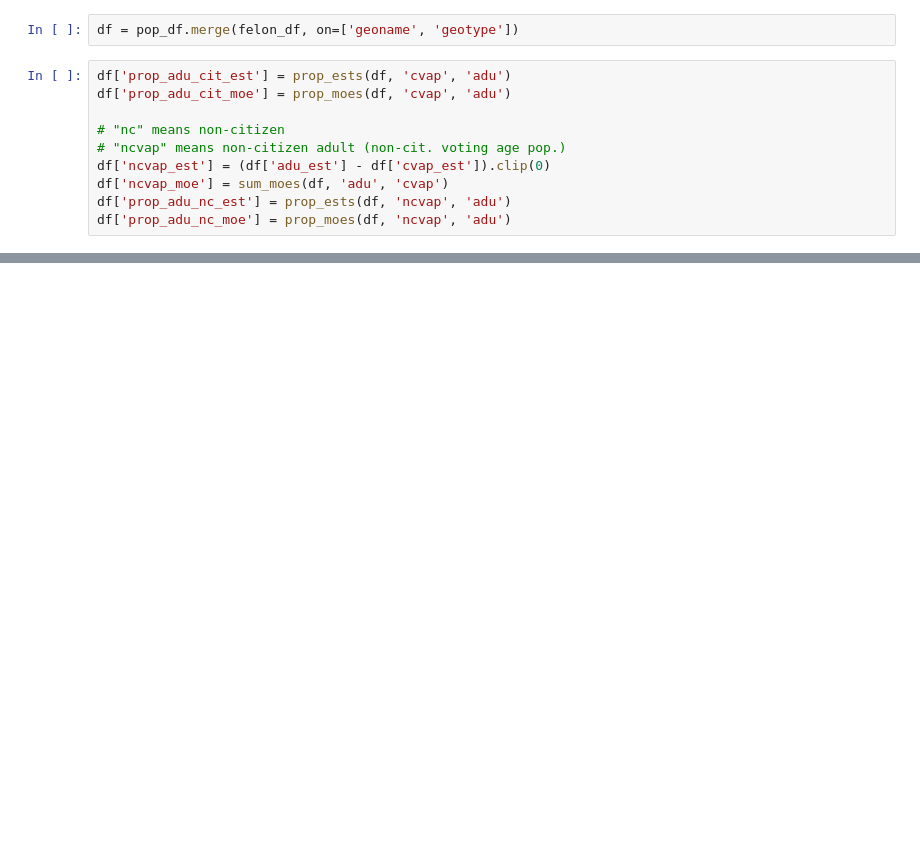
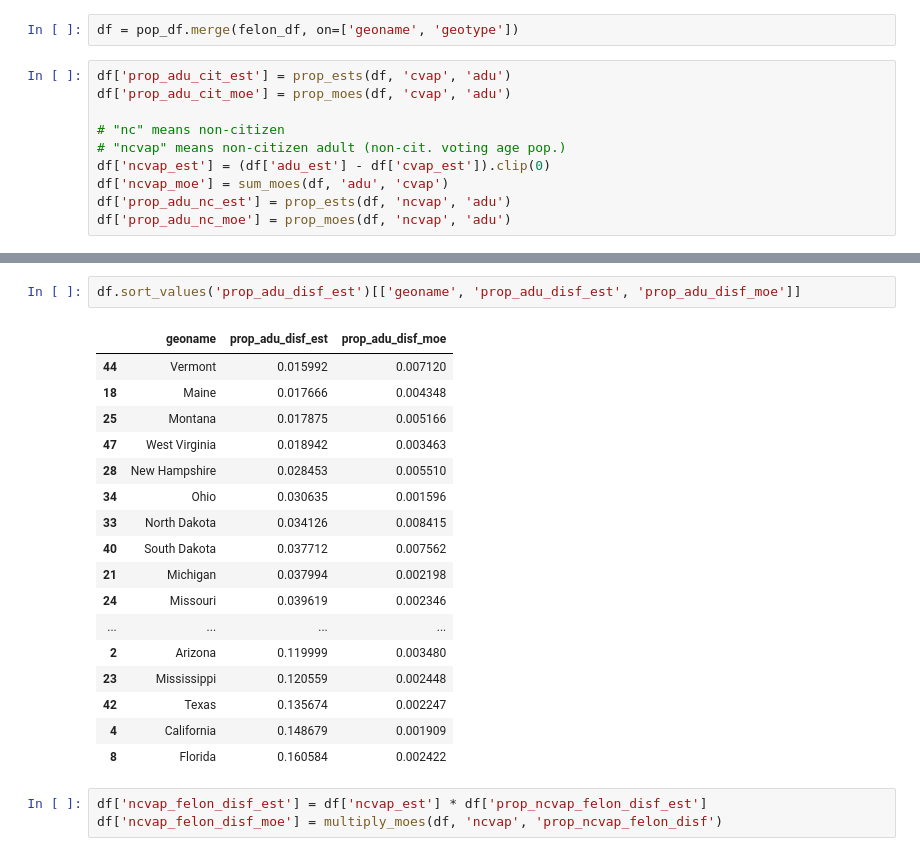
Before and after one commit to ic-institute/democracy-deserts, a Jupyter notebook: notebooks/build-state-data.ipynb, the cells around one changed output, grey strips where cells are left out. Saved outputs shown, nothing was run; the diff lists cells and outputs as text; blank space fills up the shorter version.

```diff
--- a/notebooks/build-state-data.ipynb
+++ b/notebooks/build-state-data.ipynb
@@ -101,0 +112,23 @@ df.sort_values('prop_adu_disf_est')[['geoname', 'prop_adu_nc_est', 'prop_adu_fel
+# %%
+df.sort_values('prop_adu_disf_est')[['geoname', 'prop_adu_disf_est', 'prop_adu_disf_moe']]
+# %% [output]
+|  | geoname | prop_adu_disf_est | prop_adu_disf_moe |
+| 44 | Vermont | 0.015992 | 0.007120 |
+| 18 | Maine | 0.017666 | 0.004348 |
+| 25 | Montana | 0.017875 | 0.005166 |
+| 47 | West Virginia | 0.018942 | 0.003463 |
+| 28 | New Hampshire | 0.028453 | 0.005510 |
+| 34 | Ohio | 0.030635 | 0.001596 |
+| 33 | North Dakota | 0.034126 | 0.008415 |
+| 40 | South Dakota | 0.037712 | 0.007562 |
+| 21 | Michigan | 0.037994 | 0.002198 |
+| 24 | Missouri | 0.039619 | 0.002346 |
+| ... | ... | ... | ... |
+| 2 | Arizona | 0.119999 | 0.003480 |
+| 23 | Mississippi | 0.120559 | 0.002448 |
+| 42 | Texas | 0.135674 | 0.002247 |
+| 4 | California | 0.148679 | 0.001909 |
+| 8 | Florida | 0.160584 | 0.002422 |
+# %%
+df['ncvap_felon_disf_est'] = df['ncvap_est'] * df['prop_ncvap_felon_disf_est']
+df['ncvap_felon_disf_moe'] = multiply_moes(df, 'ncvap', 'prop_ncvap_felon_disf')
```
Also changed, not shown: parts of 8 cells of this notebook, 2 other files.
